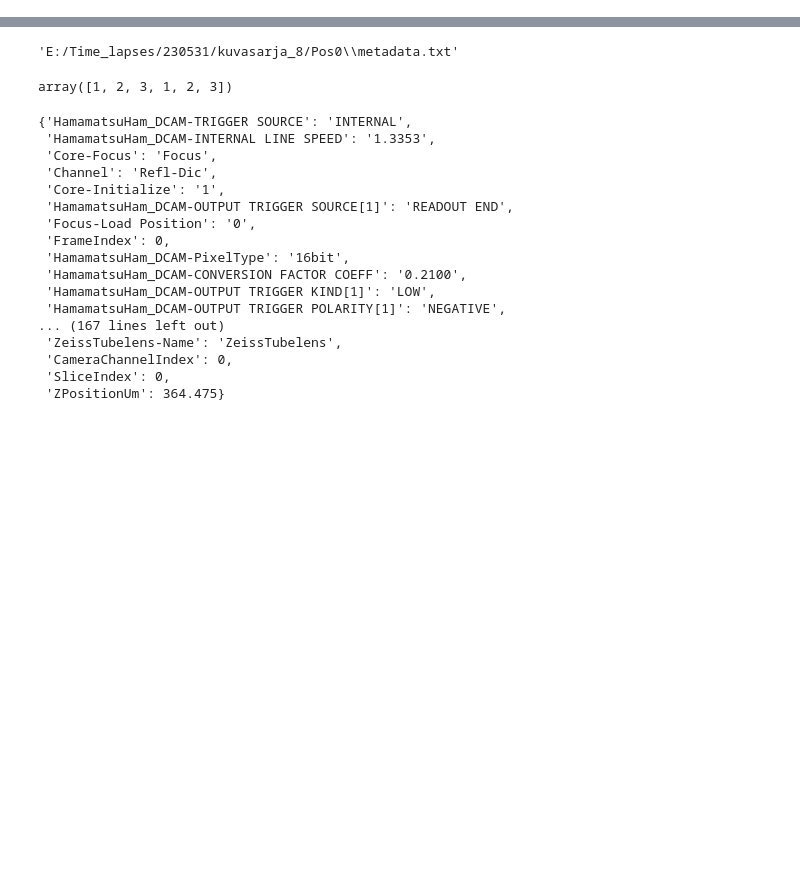
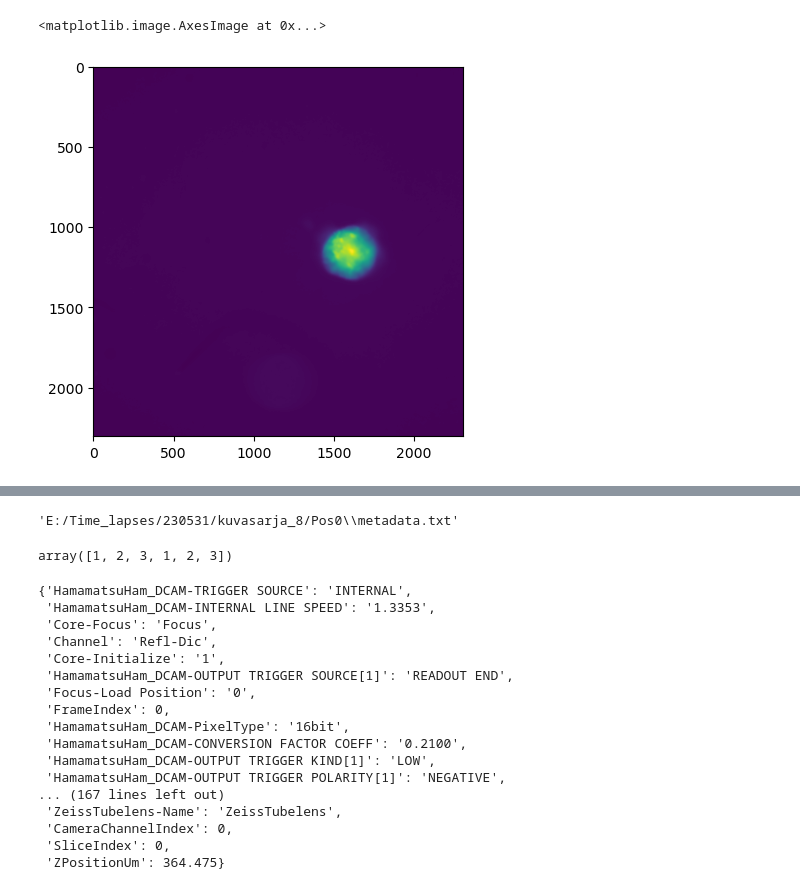
Before and after one commit to ArttuD/InstruProject, a Jupyter notebook: jupyterNotebooks/createVideos.ipynb, the cells around one changed output, grey strips where cells are left out. Cells and saved outputs as stored; diff of their text form; code cells hidden in the pictures; blank space fills up the shorter version.

```diff
--- a/jupyterNotebooks/createVideos.ipynb
+++ b/jupyterNotebooks/createVideos.ipynb
@@ -17,0 +129,5 @@ import json
+# %%
+plt.imshow(img_bf)
+# %% [output]
+<matplotlib.image.AxesImage at 0x...>
+[figure, added]
```
Also changed, not shown: parts of 10 cells of this notebook, 3 other files.
